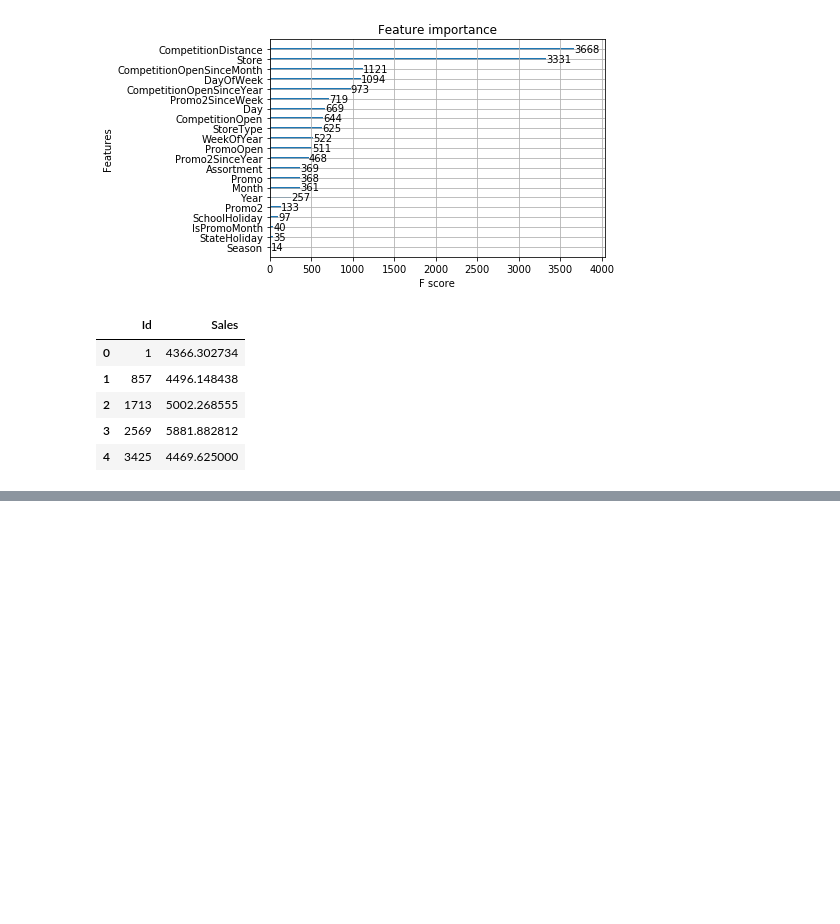
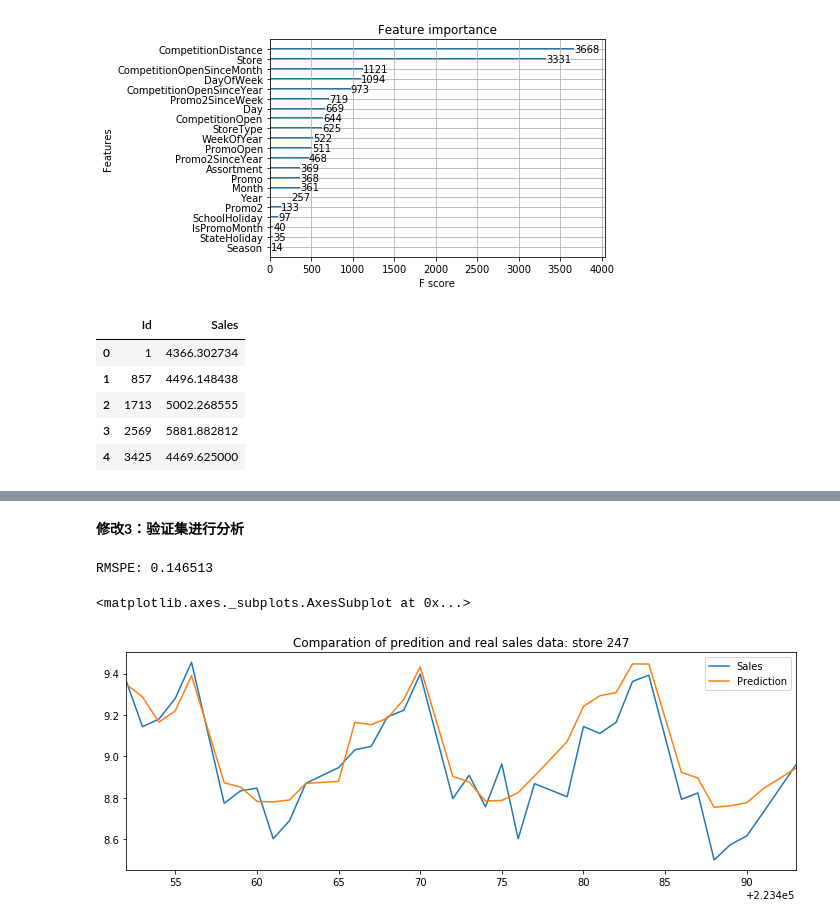
Before and after one commit to DnYee/Rossmann_capstone_project, a Jupyter notebook: Rossmann.ipynb, the cells around one changed output, grey strips where cells are left out. Drawn from its saved outputs; the diff is of its cells as text; code cells hidden in the pictures; blank space fills up the shorter version.

```diff
--- a/Rossmann.ipynb
+++ b/Rossmann.ipynb
@@ -677,0 +784,23 @@ forecasts.to_csv('forecasts18.csv',index = False)
+# %%
+params_final_md = {
+    'booster': 'gbtree',
+    'objective': 'reg:linear',
+    'subsample': 0.8,
+    'colsample_bytree': 0.8,
+    'eta': 0.03,
+    'max_depth': 15,
+    'gamma': 0.9,
+    'reg_alpha': 10,
+    'silent':1,
+    'seed': 42}
+# %%
+dtrain_md = xgb.DMatrix(X_xtrain_md, X_ytrain_md)
+dtest_md = xgb.DMatrix(X_xtest_md, X_ytest_md)
+
+watchlist_md = [(dtrain_md, 'train'), (dtest_md, 'eval')]
+# %%
+xgb_model_final_md = xgb.train(params_final_md, dtrain_md,6000,
+                      evals = watchlist_md,
+                      early_stopping_rounds = 100,
+                      feval = rmspe_xg,
+                      verbose_eval = True)
@@ -677,0 +825,21 @@ forecasts.to_csv('forecasts18.csv',index = False)
+# %% [markdown]
+**修改3：验证集进行分析**
+# %%
+X_xtest_md.sort_index(inplace=True)
+X_ytest_md.sort_index(inplace=True)
+yhat = xgb_model_final_md.predict(xgb.DMatrix(X_xtest_md))
+error = rmspe(np.expm1(X_ytest_md), np.expm1(yhat))
+# %%
+print('RMSPE: {:.6f}'.format(error))
+# %% [output]
+RMSPE: 0.146513
+# %%
+sample = pd.DataFrame(data = X_ytest_md)
+sample['Prediction']=yhat
+sample = pd.merge(X_xtest_md,sample, left_index= True, right_index=True)
+
+s = pd.DataFrame(sample[sample['Store']==247],columns = ['Sales','Prediction'])
+s.plot(title = 'Comparation of predition and real sales data: store {}'.format(247),figsize=(12,4))
+# %% [output]
+<matplotlib.axes._subplots.AxesSubplot at 0x...>
+[figure, added]
```
Also changed, not shown: parts of 20 cells of this notebook, 5 other files.
